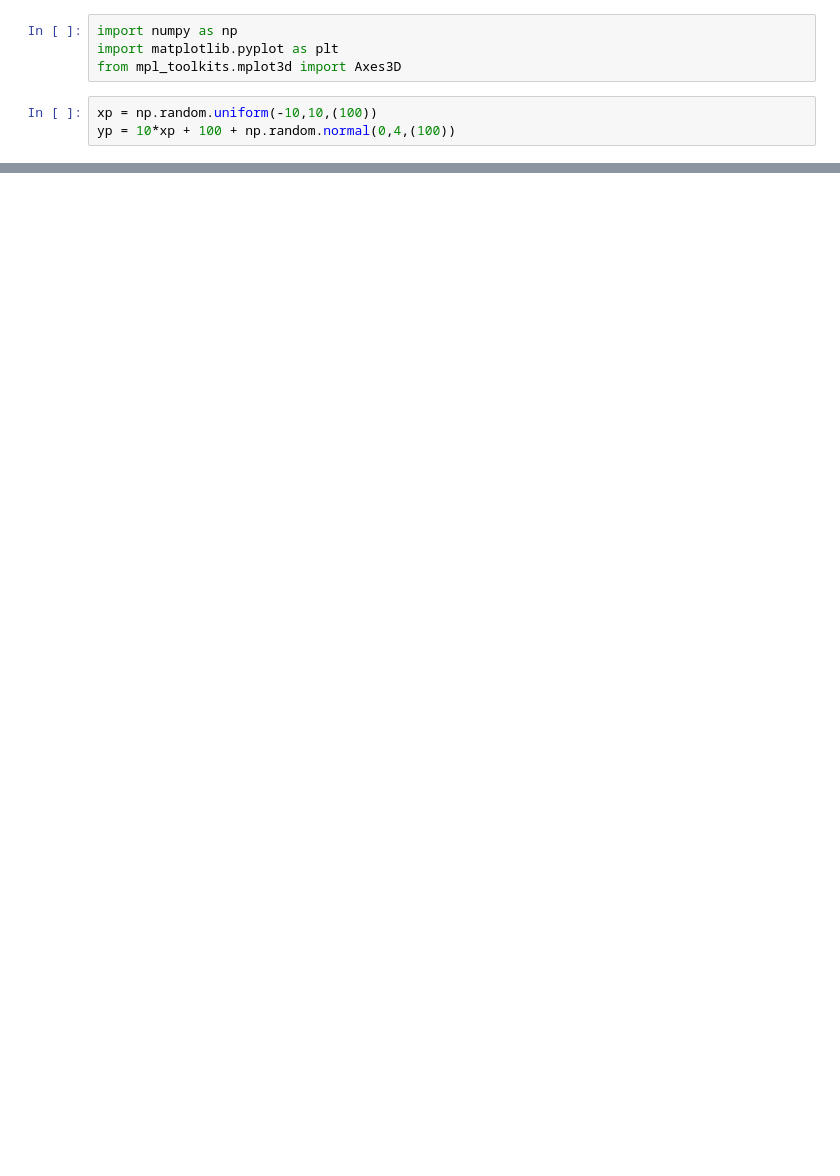
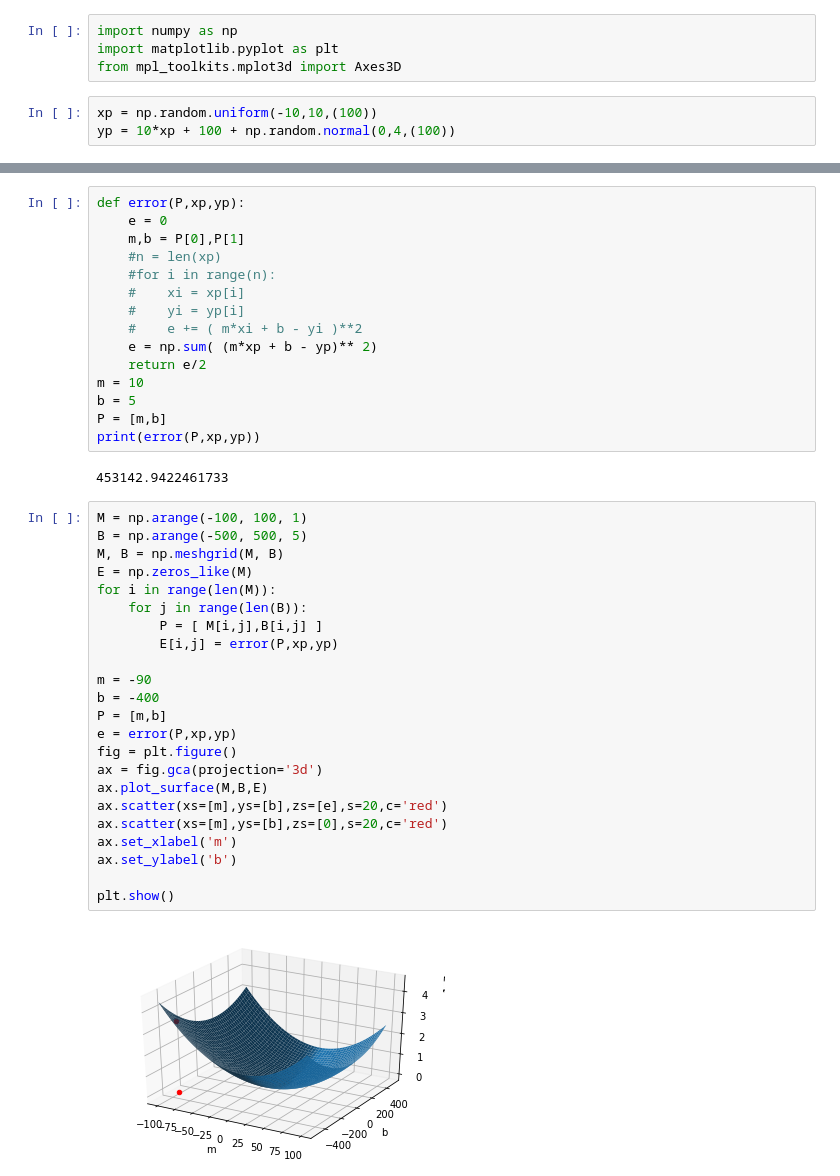
Before and after one commit to JurgenSchadtler/OptimizacionMeta2, a Jupyter notebook: DescensoGradiente.ipynb, the cells around one changed output, grey strips where cells are left out. Drawn from its saved outputs; the diff is of its cells as text; blank space fills up the shorter version.

```diff
--- a/DescensoGradiente.ipynb
+++ b/DescensoGradiente.ipynb
@@ -30,0 +31,42 @@ graficar(X,xp,yp)
+# %%
+def error(P,xp,yp):
+    e = 0
+    m,b = P[0],P[1]
+    #n = len(xp)
+    #for i in range(n):
+    #    xi = xp[i]
+    #    yi = yp[i]
+    #    e += ( m*xi + b - yi )**2
+    e = np.sum( (m*xp + b - yp)** 2)
+    return e/2
+m = 10
+b = 5
+P = [m,b]
+print(error(P,xp,yp))
+# %% [output]
+453142.9422461733
+# %%
+M = np.arange(-100, 100, 1)
+B = np.arange(-500, 500, 5)
+M, B = np.meshgrid(M, B)
+E = np.zeros_like(M)
+for i in range(len(M)):
+    for j in range(len(B)):
+        P = [ M[i,j],B[i,j] ]
+        E[i,j] = error(P,xp,yp)
+
+m = -90
+b = -400
+P = [m,b]
+e = error(P,xp,yp)
+fig = plt.figure()
+ax = fig.gca(projection='3d')
+ax.plot_surface(M,B,E)
+ax.scatter(xs=[m],ys=[b],zs=[e],s=20,c='red')
+ax.scatter(xs=[m],ys=[b],zs=[0],s=20,c='red')
+ax.set_xlabel('m')
+ax.set_ylabel('b')
+
+plt.show()
+# %% [output]
+[figure, added]
```
Also changed, not shown: parts of 6 cells of this notebook.
